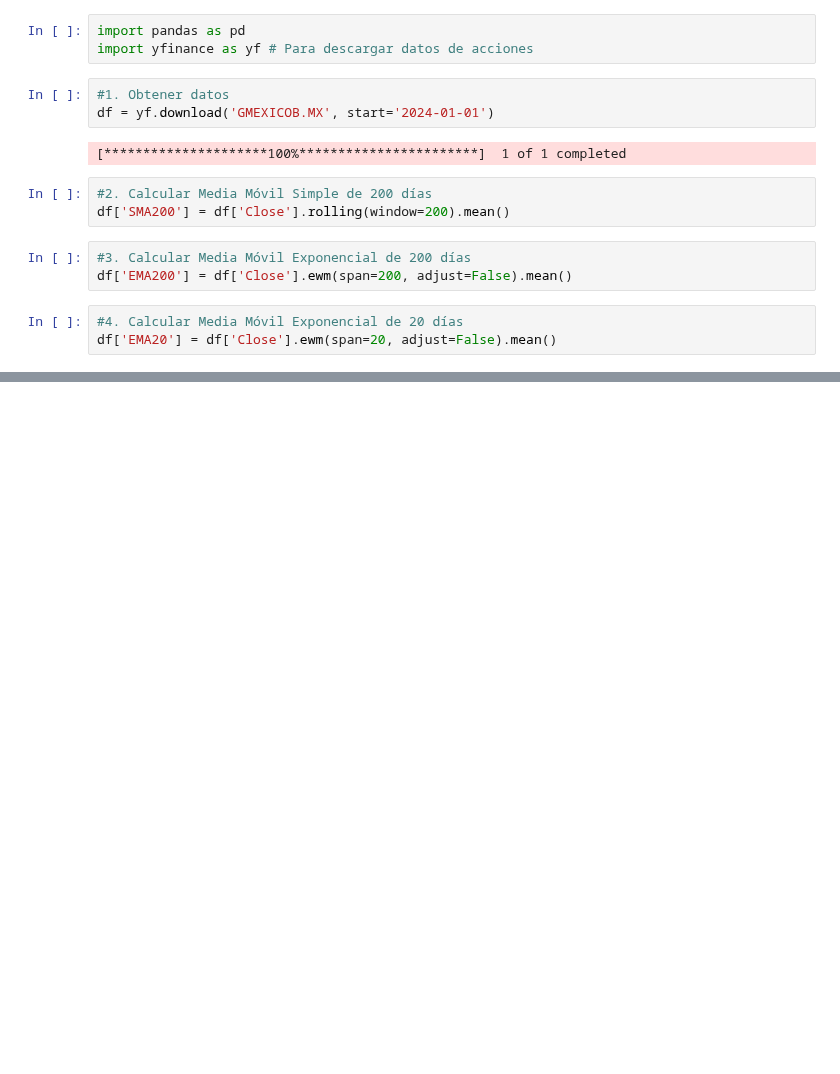
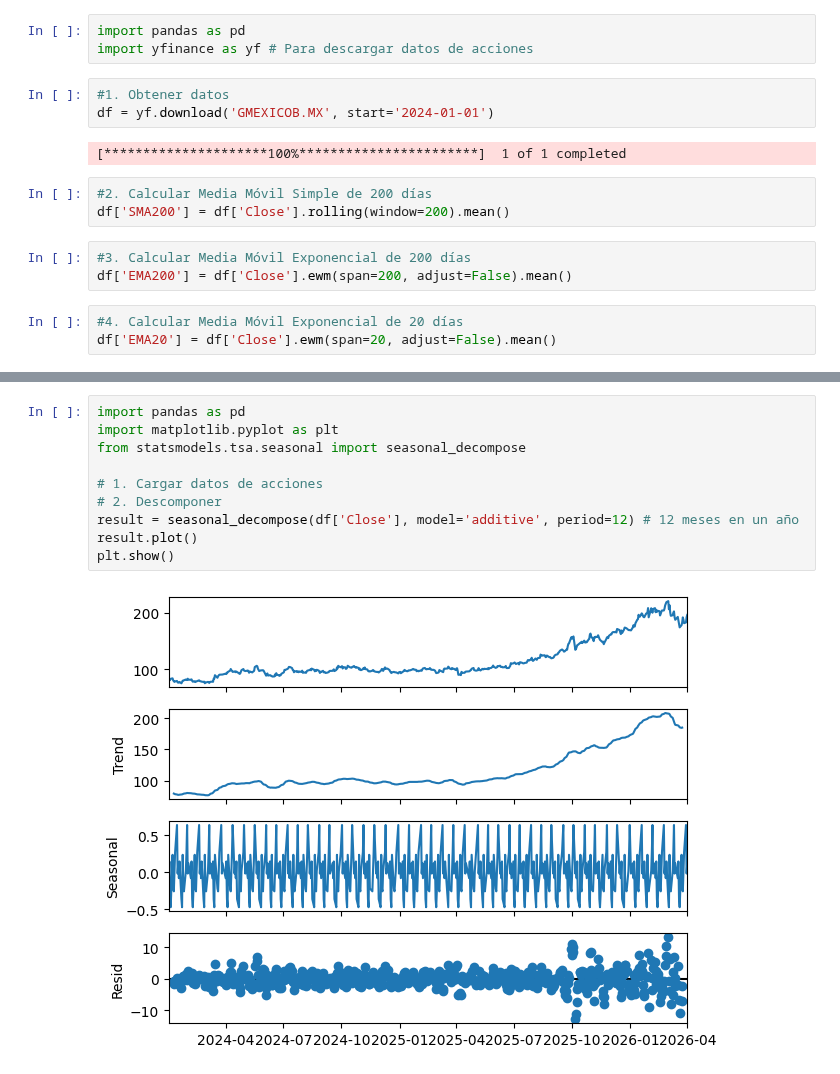
Before and after one commit to MartaPCastillo/Tesis, a Jupyter notebook: Tendencia.ipynb, the cells around one changed output, grey strips where cells are left out. Saved outputs shown, nothing was run; the diff lists cells and outputs as text; blank space fills up the shorter version.

```diff
--- a/Tendencia.ipynb
+++ b/Tendencia.ipynb
@@ -32,3 +32,15 @@ df[['Close', 'EMA200', 'EMA20']].plot(figsize=(10,5))
+# %%
+import pandas as pd
+import matplotlib.pyplot as plt
+from statsmodels.tsa.seasonal import seasonal_decompose
+
+# 1. Cargar datos de acciones
+# 2. Descomponer
+result = seasonal_decompose(df['Close'], model='additive', period=12) # 12 meses en un año
+result.plot()
+plt.show()
+# %% [output]
+[figure, added]
 # %%
 import pandas as pd
 import matplotlib.pyplot as plt
```
Also changed, not shown: parts of 3 cells of this notebook.
